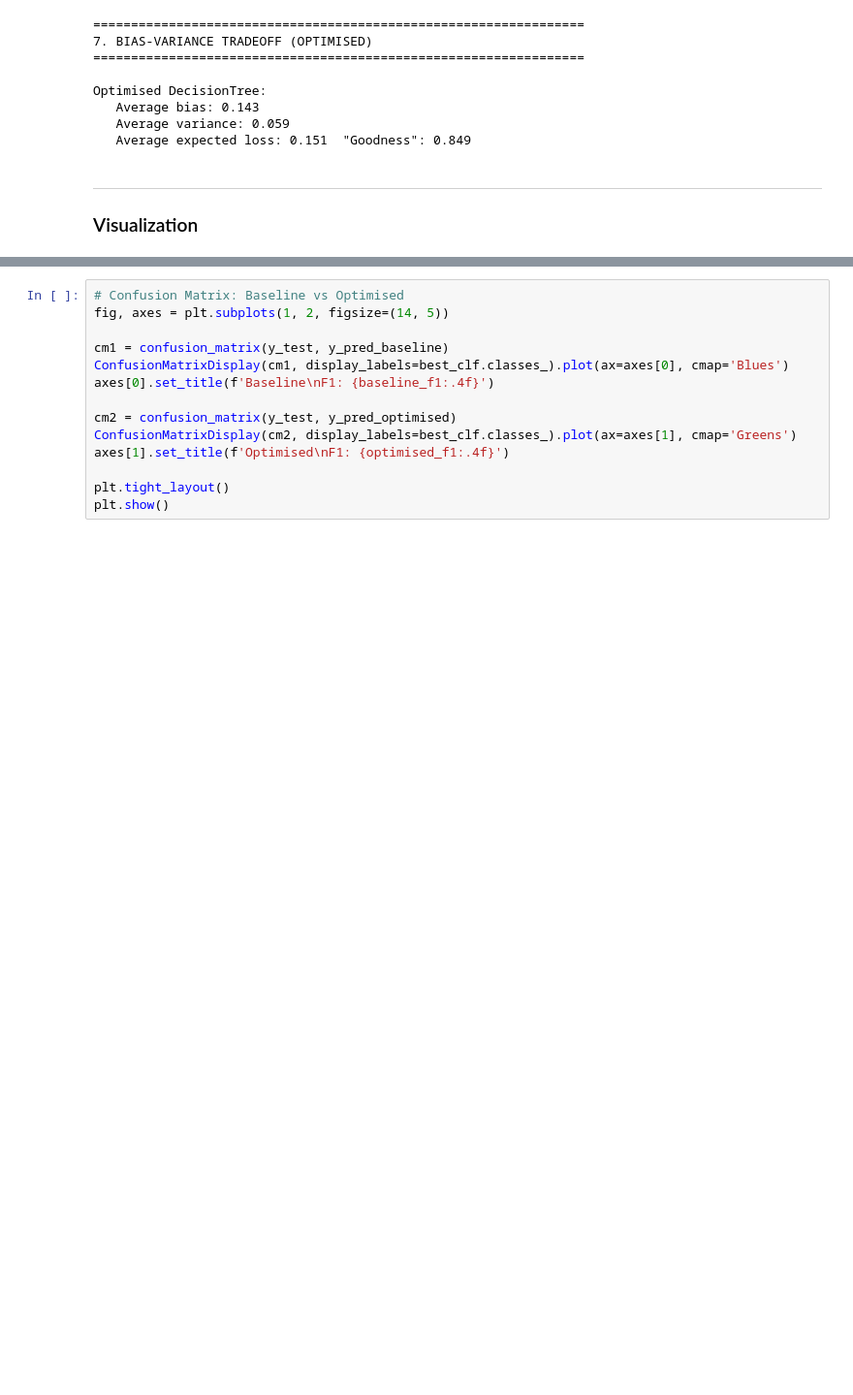
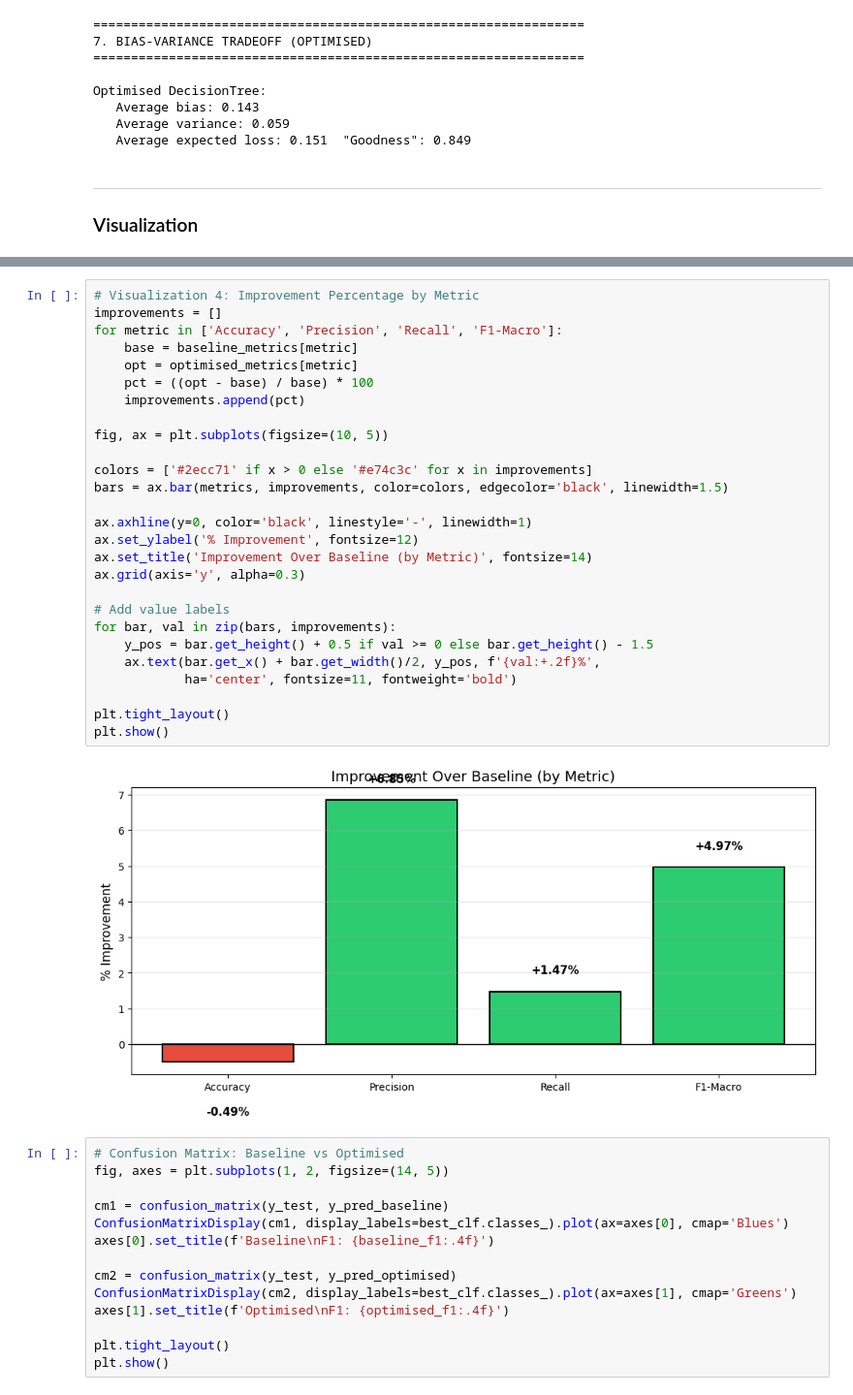
Before and after one commit to sohell-ranaa/dacs-s3, a Jupyter notebook: Assignment/notebooks/skML-complete_NonLinear.ipynb, the cells around one changed output, grey strips where cells are left out. Shown at 97% size. Drawn from its saved outputs; the diff is of its cells as text; blank space fills up the shorter version.

```diff
--- a/Assignment/notebooks/skML-complete_NonLinear.ipynb
+++ b/Assignment/notebooks/skML-complete_NonLinear.ipynb
@@ -890,3 +993,32 @@ Optimised DecisionTree:
+# %%
+# Visualization 4: Improvement Percentage by Metric
+improvements = []
+for metric in ['Accuracy', 'Precision', 'Recall', 'F1-Macro']:
+    base = baseline_metrics[metric]
+    opt = optimised_metrics[metric]
+    pct = ((opt - base) / base) * 100
+    improvements.append(pct)
+
+fig, ax = plt.subplots(figsize=(10, 5))
+
+colors = ['#2ecc71' if x > 0 else '#e74c3c' for x in improvements]
+bars = ax.bar(metrics, improvements, color=colors, edgecolor='black', linewidth=1.5)
+
+ax.axhline(y=0, color='black', linestyle='-', linewidth=1)
+ax.set_ylabel('% Improvement', fontsize=12)
+ax.set_title('Improvement Over Baseline (by Metric)', fontsize=14)
+ax.grid(axis='y', alpha=0.3)
+
+# Add value labels
+for bar, val in zip(bars, improvements):
+    y_pos = bar.get_height() + 0.5 if val >= 0 else bar.get_height() - 1.5
+    ax.text(bar.get_x() + bar.get_width()/2, y_pos, f'{val:+.2f}%',
+            ha='center', fontsize=11, fontweight='bold')
+
+plt.tight_layout()
+plt.show()
+# %% [output]
+[figure, added]
 # %%
 # Confusion Matrix: Baseline vs Optimised
 fig, axes = plt.subplots(1, 2, figsize=(14, 5))
```
Also changed, not shown: parts of 9 cells of this notebook.
